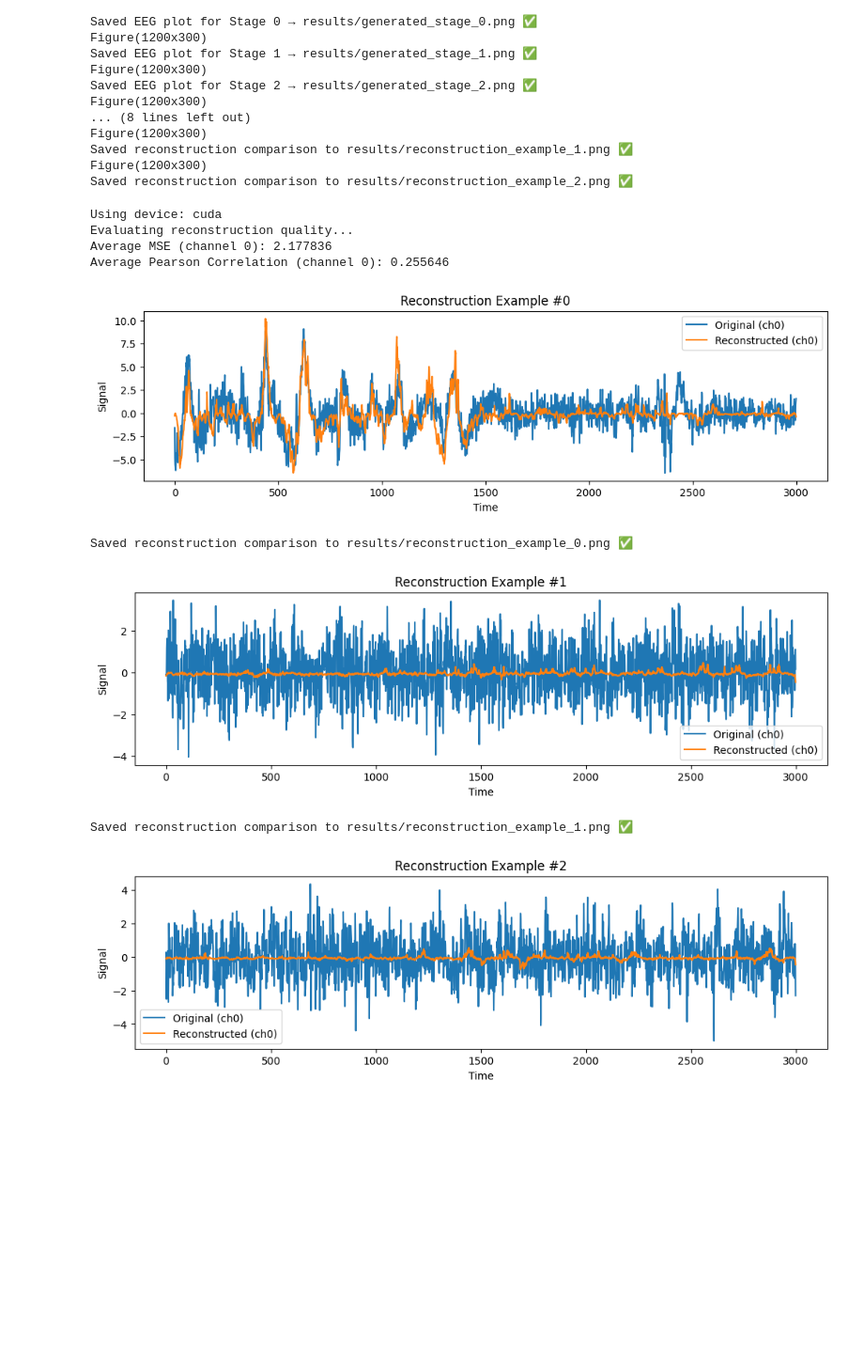
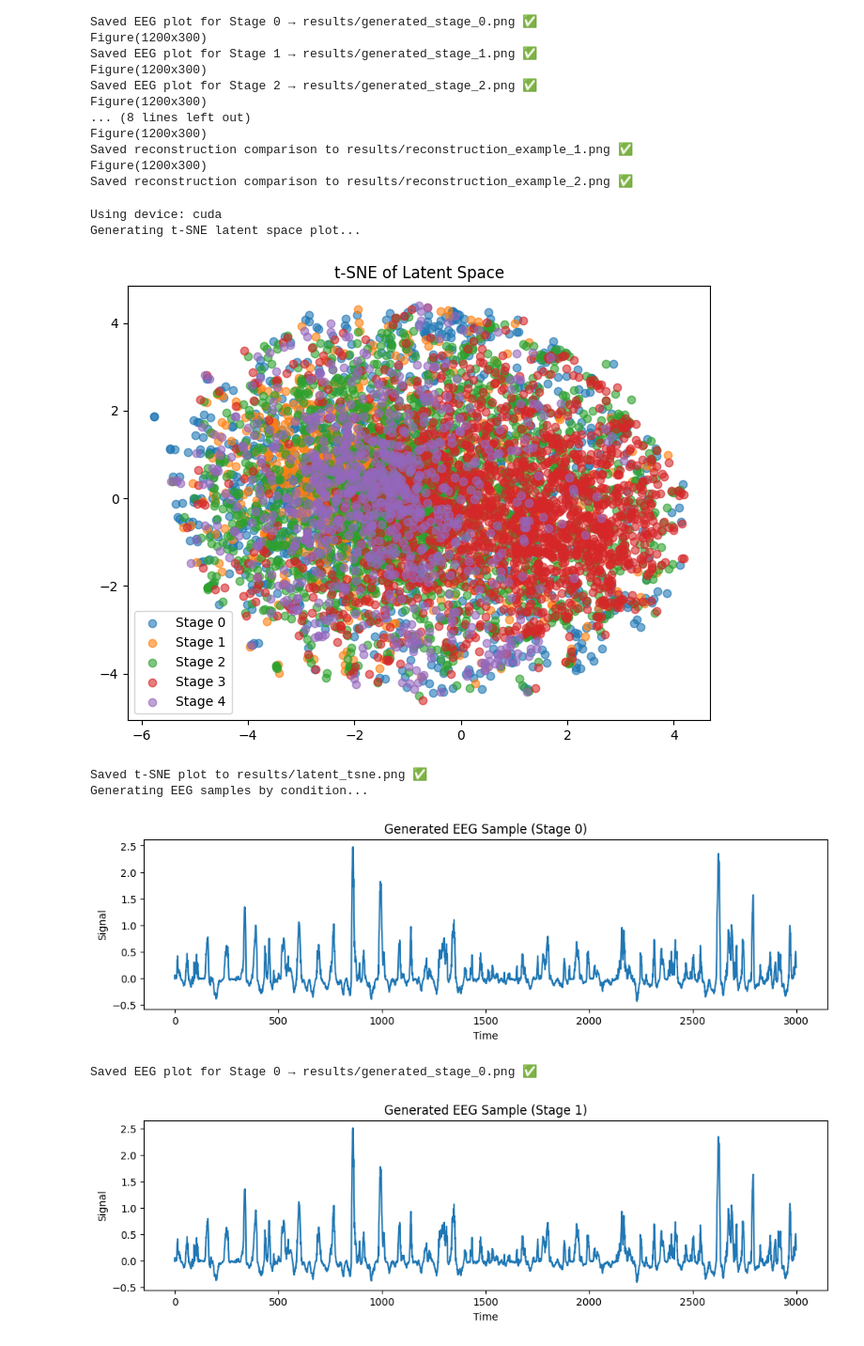
Before and after one commit to akirakudo901/CVAE-EEG, a Jupyter notebook: 440project.ipynb, the cells around one changed output. Shown at 94% size. Drawn from its saved outputs; the diff is of its cells as text; code cells hidden in the pictures; blank space fills up the shorter version.

```diff
--- a/440project.ipynb
+++ b/440project.ipynb
@@ -203,17 +217,18 @@ def load_model_and_data():
 
     # === Load trained model ===
     model = CVAE(
-        input_channels=10,
-        input_length=3000,
-        num_classes=5,
-        label_emb_dim=16,
-        latent_dim=64,
-        hidden_dims_encoder=[32, 64, 128],
-        hidden_dims_decoder=[128, 64, 10],
-        use_label_emb=False
+        **MODEL_SETTINGS
+        # input_channels=10,
+        # input_length=3000,
+        # num_classes=5,
+        # label_emb_dim=16,
+        # latent_dim=latent_size,
+        # hidden_dims_encoder=[32, 64, 128],
+        # hidden_dims_decoder=[64, 32, 10],
+        # use_label_emb=False
     ).to(device)
 
-    checkpoint_path = "checkpoints/cvae_eeg_150.pth"
+    checkpoint_path = "checkpoints/cvae_eeg_50.pth"
     if not os.path.exists(checkpoint_path):
         raise FileNotFoundError(f"Checkpoint not found at {checkpoint_path}.")
 
@@ -351,40 +366,39 @@ def evaluate_reconstruction_quality(model, dataloader, device, num_examples_to_p
     print(f"Average MSE (channel 0): {avg_mse:.6f}")
     print(f"Average Pearson Correlation (channel 0): {avg_corr:.6f}")
 
     os.makedirs("results", exist_ok=True)
     for i in range(len(examples_data)):
         original = examples_data[i]
         reconst = examples_recon[i]
 
         fig = plt.figure(figsize=(12, 3))
         plt.plot(original[0], label="Original (ch0)")
         plt.plot(reconst[0], label="Reconstructed (ch0)")
         plt.legend()
         plt.title(f"Reconstruction Example #{i}")
         plt.xlabel("Time")
         plt.ylabel("Signal")
         plt.savefig(f"results/reconstruction_example_{i}.png")
         plt.show()
         print(f"Saved reconstruction comparison to results/reconstruction_example_{i}.png ✅")
 
 if __name__ == "__main__":
     model, dataloader, device = load_model_and_data()
 
     # 1) Visualize latent
-    # visualize_latent_space(model, dataloader, device)
+    visualize_latent_space(model, dataloader, device)
 
     # # 2) Generate some samples
-    # generate_samples(model, device, latent_dim=64)
+    generate_samples(model, device, latent_dim=1024)
 
     # 3) Evaluate Reconstruction
     evaluate_reconstruction_quality(model, dataloader, device, num_examples_to_plot=3)
 # %% [output]
 Using device: cuda
-Evaluating reconstruction quality...
-Average MSE (channel 0): 2.177836
-Average Pearson Correlation (channel 0): 0.255646
+Generating t-SNE latent space plot...
-[figure, old version]
+[figure, new version]
-Saved reconstruction comparison to results/reconstruction_example_0.png ✅
+Saved t-SNE plot to results/latent_tsne.png ✅
+Generating EEG samples by condition...
-[figure, old version]
+[figure, new version]
-Saved reconstruction comparison to results/reconstruction_example_1.png ✅
+Saved EEG plot for Stage 0 → results/generated_stage_0.png ✅
-[figure, old version]
+[figure, new version]
```
Also changed, not shown: parts of 2 cells of this notebook.
